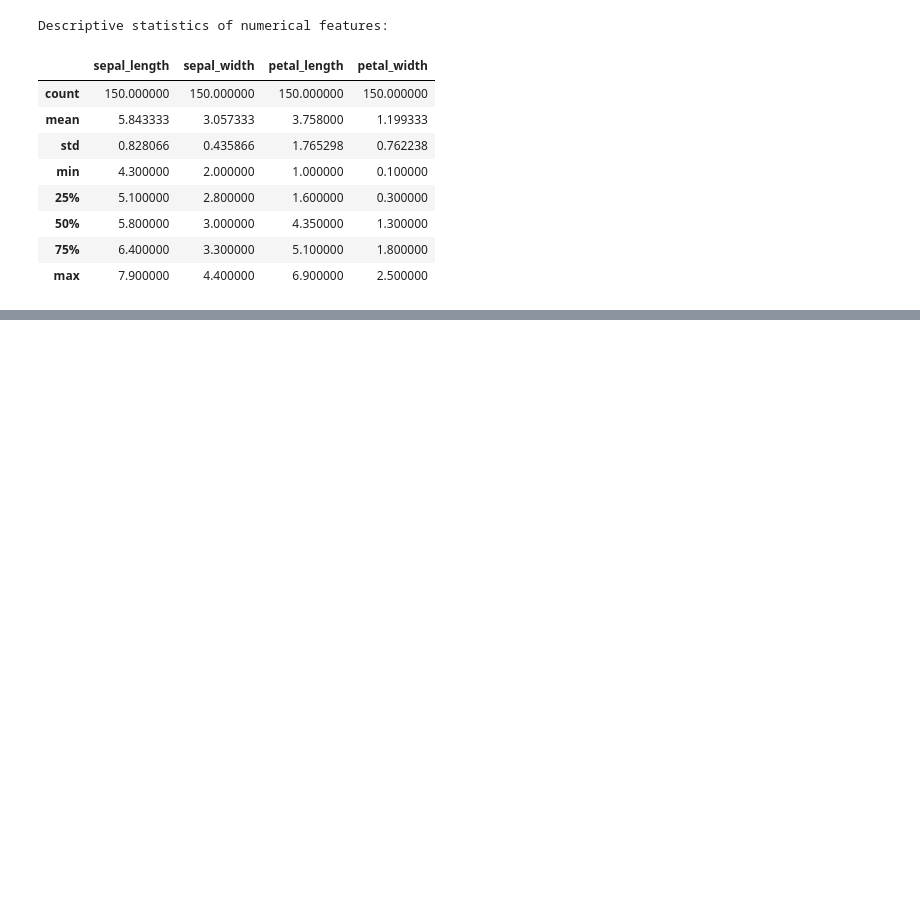
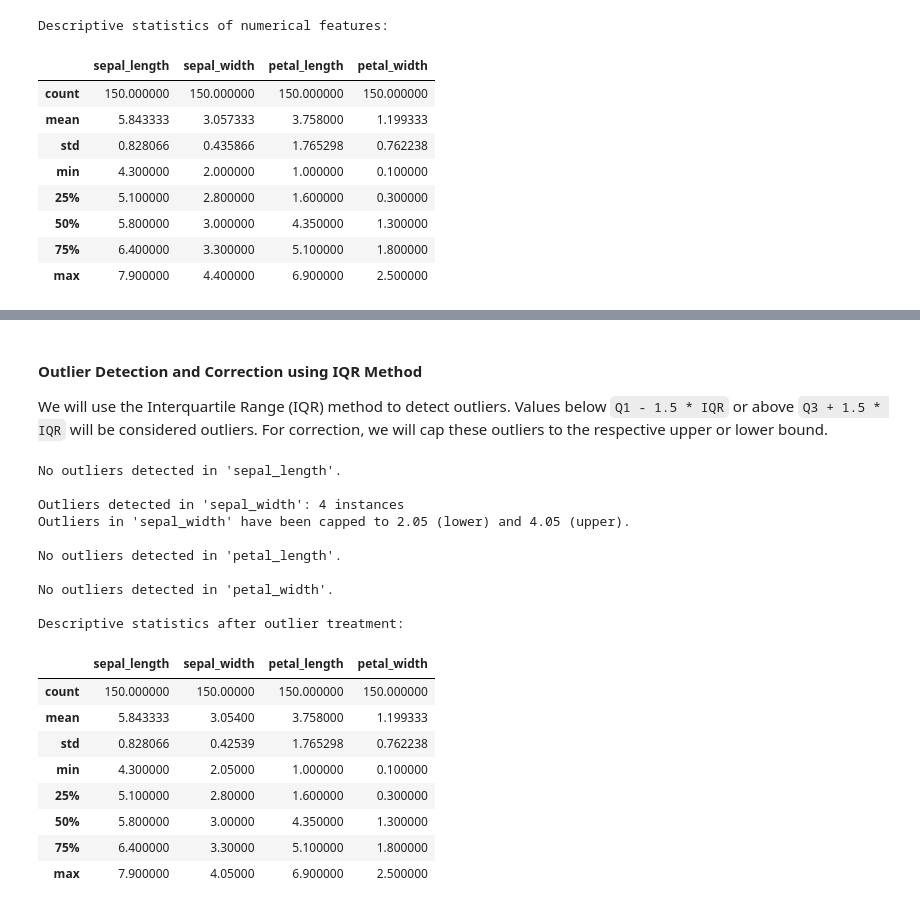
Before and after one commit to nova888/Data-Science, a Jupyter notebook: DataUnderstanding_.ipynb, the cells around one changed output, grey strips where cells are left out. Cells and saved outputs as stored; diff of their text form; code cells hidden in the pictures; blank space fills up the shorter version.

```diff
--- a/DataUnderstanding_.ipynb
+++ b/DataUnderstanding_.ipynb
@@ -75,0 +94,57 @@ Descriptive statistics of numerical features:
+# %% [markdown]
+#### Outlier Detection and Correction using IQR Method
+
+We will use the Interquartile Range (IQR) method to detect outliers. Values below `Q1 - 1.5 * IQR` or above `Q3 + 1.5 * IQR` will be considered outliers. For correction, we will cap these outliers to the respective upper or lower bound.
+# %%
+import numpy as np
+
+# List of numerical columns to check for outliers
+numerical_cols = ['sepal_length', 'sepal_width', 'petal_length', 'petal_width']
+
+# Create a copy to store cleaned data
+iris_df_cleaned = iris_df.copy()
+
+for col in numerical_cols:
+    Q1 = iris_df_cleaned[col].quantile(0.25)
+    Q3 = iris_df_cleaned[col].quantile(0.75)
+    IQR = Q3 - Q1
+
+    lower_bound = Q1 - 1.5 * IQR
+    upper_bound = Q3 + 1.5 * IQR
+
+    # Identify outliers
+    outliers_count = iris_df_cleaned[(iris_df_cleaned[col] < lower_bound) | (iris_df_cleaned[col] > upper_bound)].shape[0]
+    if outliers_count > 0:
+        print(f"\nOutliers detected in '{col}': {outliers_count} instances")
+        # Cap outliers
+        iris_df_cleaned[col] = np.where(
+            iris_df_cleaned[col] < lower_bound, lower_bound,
+            np.where(iris_df_cleaned[col] > upper_bound, upper_bound,
+                     iris_df_cleaned[col])
+        )
+        print(f"Outliers in '{col}' have been capped to {lower_bound:.2f} (lower) and {upper_bound:.2f} (upper).")
+    else:
+        print(f"\nNo outliers detected in '{col}'.")
+
+print("\nDescriptive statistics after outlier treatment:")
+display(iris_df_cleaned.describe())
+# %% [output]
+No outliers detected in 'sepal_length'.
+
+Outliers detected in 'sepal_width': 4 instances
+Outliers in 'sepal_width' have been capped to 2.05 (lower) and 4.05 (upper).
+
+No outliers detected in 'petal_length'.
+
+No outliers detected in 'petal_width'.
+
+Descriptive statistics after outlier treatment:
+|  | sepal_length | sepal_width | petal_length | petal_width |
+| count | 150.000000 | 150.00000 | 150.000000 | 150.000000 |
+| mean | 5.843333 | 3.05400 | 3.758000 | 1.199333 |
+| std | 0.828066 | 0.42539 | 1.765298 | 0.762238 |
+| min | 4.300000 | 2.05000 | 1.000000 | 0.100000 |
+| 25% | 5.100000 | 2.80000 | 1.600000 | 0.300000 |
+| 50% | 5.800000 | 3.00000 | 4.350000 | 1.300000 |
+| 75% | 6.400000 | 3.30000 | 5.100000 | 1.800000 |
+| max | 7.900000 | 4.05000 | 6.900000 | 2.500000 |
```
Also changed, not shown: parts of 2 cells of this notebook.
